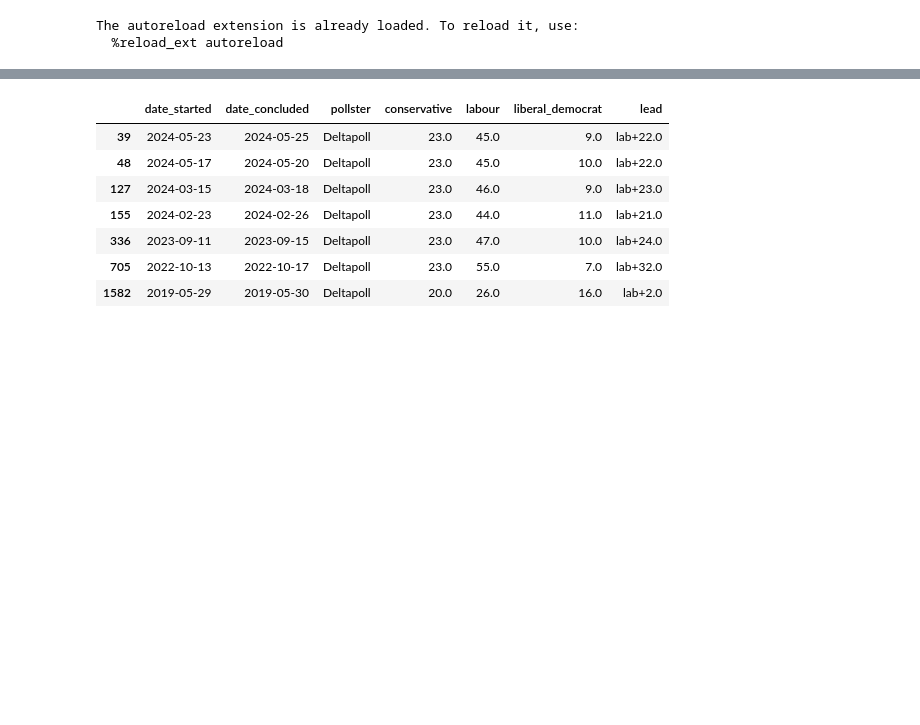
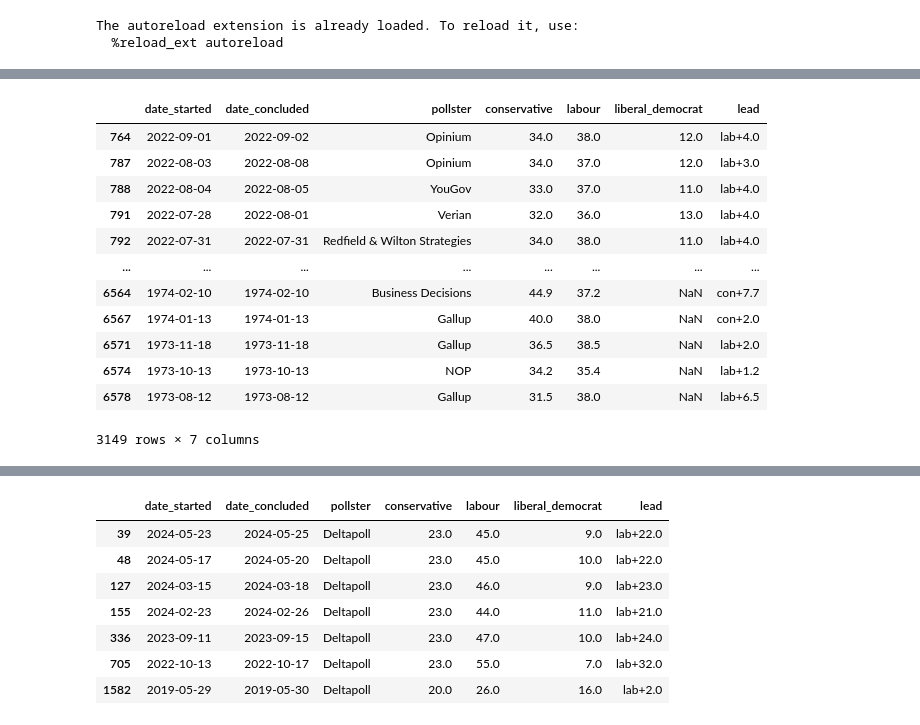
Before and after one commit to AndyLawton/uk_general_election_polls, a Jupyter notebook: main.ipynb, the cells around one changed output, grey strips where cells are left out. Saved outputs shown, nothing was run; the diff lists cells and outputs as text; code cells hidden in the pictures; blank space fills up the shorter version.

```diff
--- a/main.ipynb
+++ b/main.ipynb
@@ -20,0 +49,16 @@ display_columns = ['date_started', 'date_concluded', 'pollster', 'conservative',
+# %%
+all_polls[all_polls.labour<39][display_columns]
+# %% [output]
+|  | date_started | date_concluded | pollster | conservative | labour | liberal_democrat | lead |
+| 764 | 2022-09-01 | 2022-09-02 | Opinium | 34.0 | 38.0 | 12.0 | lab+4.0 |
+| 787 | 2022-08-03 | 2022-08-08 | Opinium | 34.0 | 37.0 | 12.0 | lab+3.0 |
+| 788 | 2022-08-04 | 2022-08-05 | YouGov | 33.0 | 37.0 | 11.0 | lab+4.0 |
+| 791 | 2022-07-28 | 2022-08-01 | Verian | 32.0 | 36.0 | 13.0 | lab+4.0 |
+| 792 | 2022-07-31 | 2022-07-31 | Redfield & Wilton Strategies | 34.0 | 38.0 | 11.0 | lab+4.0 |
+| ... | ... | ... | ... | ... | ... | ... | ... |
+| 6564 | 1974-02-10 | 1974-02-10 | Business Decisions | 44.9 | 37.2 | NaN | con+7.7 |
+| 6567 | 1974-01-13 | 1974-01-13 | Gallup | 40.0 | 38.0 | NaN | con+2.0 |
+| 6571 | 1973-11-18 | 1973-11-18 | Gallup | 36.5 | 38.5 | NaN | lab+2.0 |
+| 6574 | 1973-10-13 | 1973-10-13 | NOP | 34.2 | 35.4 | NaN | lab+1.2 |
+| 6578 | 1973-08-12 | 1973-08-12 | Gallup | 31.5 | 38.0 | NaN | lab+6.5 |
+3149 rows × 7 columns
```
Also changed, not shown: parts of 6 cells of this notebook, 3 other files.
